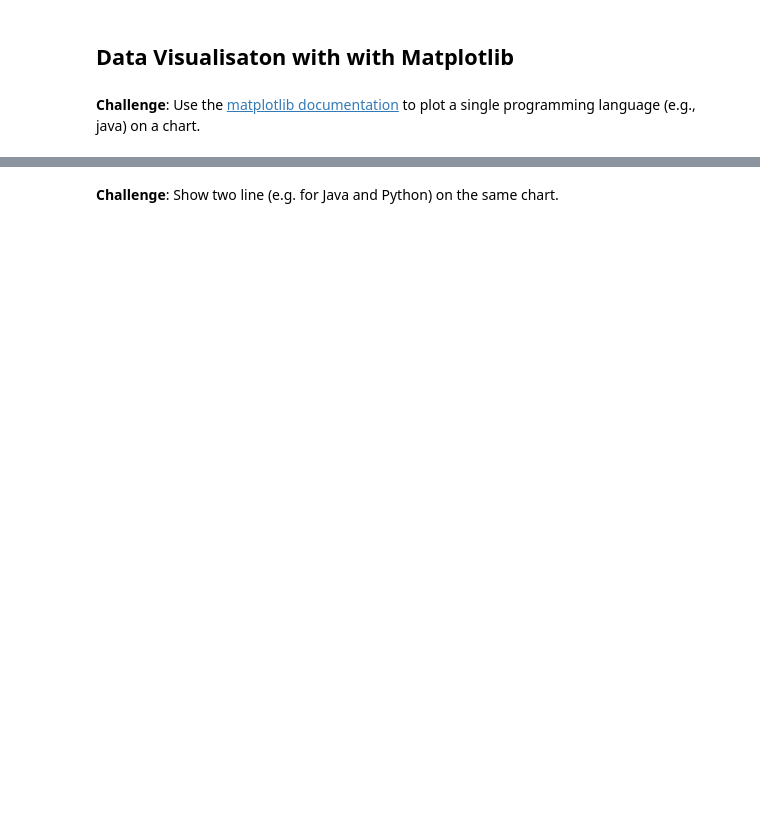
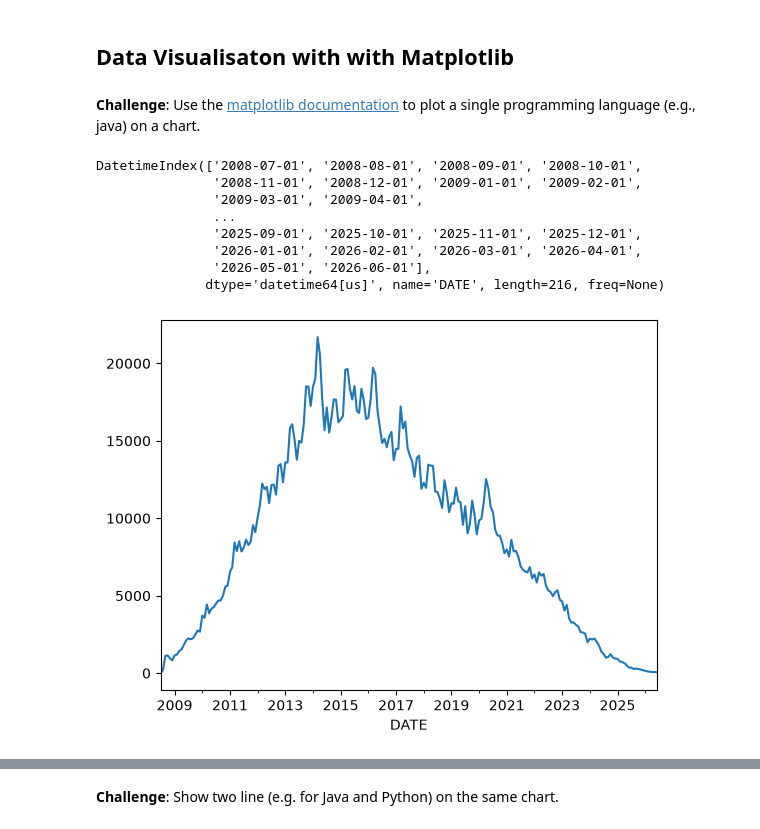
Before and after one commit to natural-mess/100_Days_of_Code-The_Complete_Python_Pro_Bootcamp, a Jupyter notebook: Day 73/Programming_Languages.ipynb, the cells around one changed output, grey strips where cells are left out. Saved outputs shown, nothing was run; the diff lists cells and outputs as text; code cells hidden in the pictures; blank space fills up the shorter version.

```diff
--- a/Day 73/Programming_Languages.ipynb
+++ b/Day 73/Programming_Languages.ipynb
@@ -134,0 +186,3 @@ Name: m, Length: 2985, dtype: datetime64[us]
+# %%
+reshaped_df = df.pivot(index='DATE', columns='TAG', values='POSTS')
+reshaped_df
@@ -138,0 +259,2 @@ Name: m, Length: 2985, dtype: datetime64[us]
+# %%
+reshaped_df.fillna(0, inplace=True)
@@ -140,3 +290,17 @@ Name: m, Length: 2985, dtype: datetime64[us]
 ## Data Visualisaton with with Matplotlib
 # %% [markdown]
 **Challenge**: Use the [matplotlib documentation](https://matplotlib.org/3.2.1/api/_as_gen/matplotlib.pyplot.plot.html#matplotlib.pyplot.plot) to plot a single programming language (e.g., java) on a chart.
+# %%
+reshaped_df.index = pd.to_datetime(reshaped_df.index)
+reshaped_df['java'].plot()
+reshaped_df.index
+# %% [output]
+DatetimeIndex(['2008-07-01', '2008-08-01', '2008-09-01', '2008-10-01',
+               '2008-11-01', '2008-12-01', '2009-01-01', '2009-02-01',
+               '2009-03-01', '2009-04-01',
+               ...
+               '2025-09-01', '2025-10-01', '2025-11-01', '2025-12-01',
+               '2026-01-01', '2026-02-01', '2026-03-01', '2026-04-01',
+               '2026-05-01', '2026-06-01'],
+              dtype='datetime64[us]', name='DATE', length=216, freq=None)
+[figure, added]
```
Also changed, not shown: parts of 48 cells of this notebook, 1 other file.
